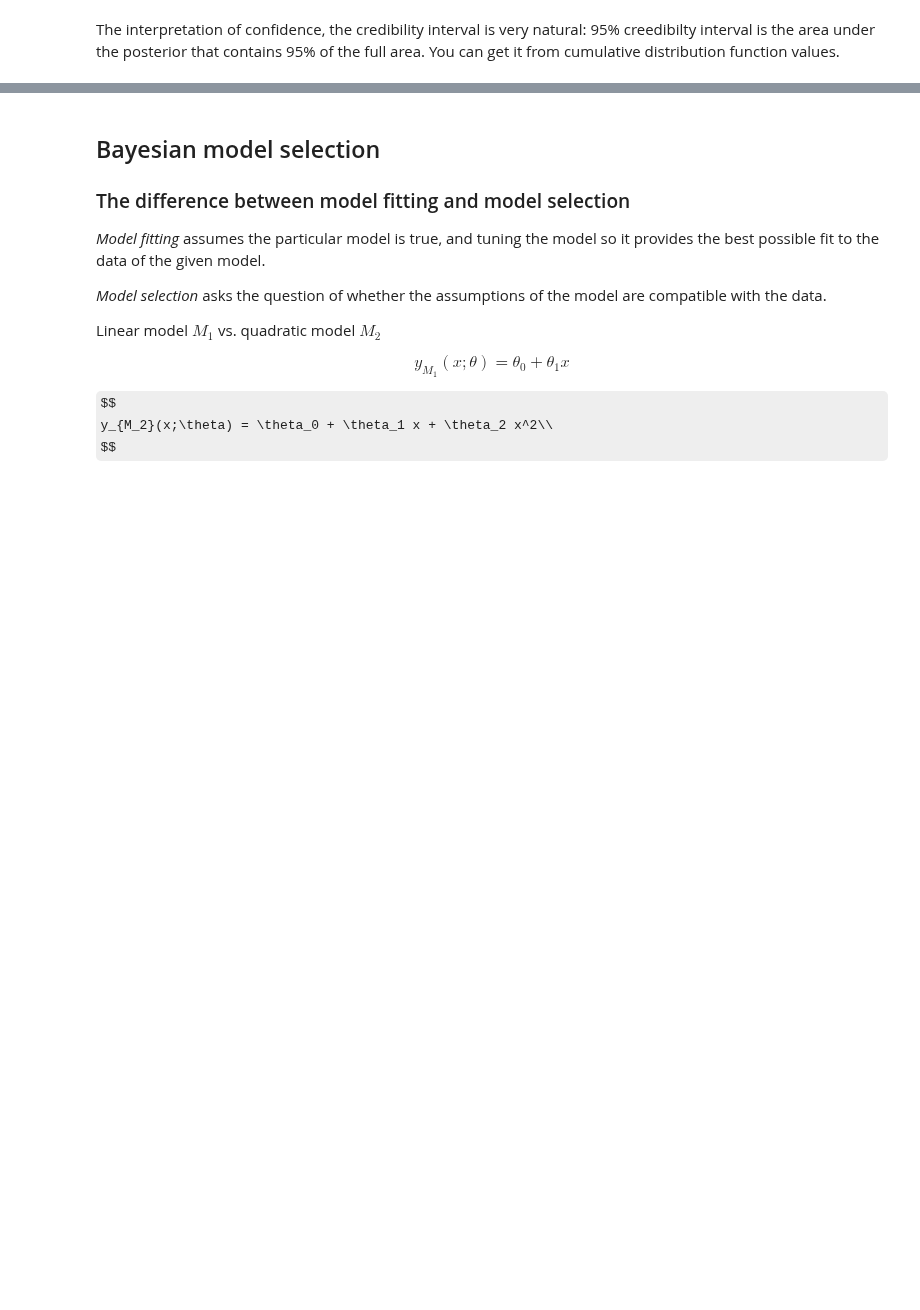
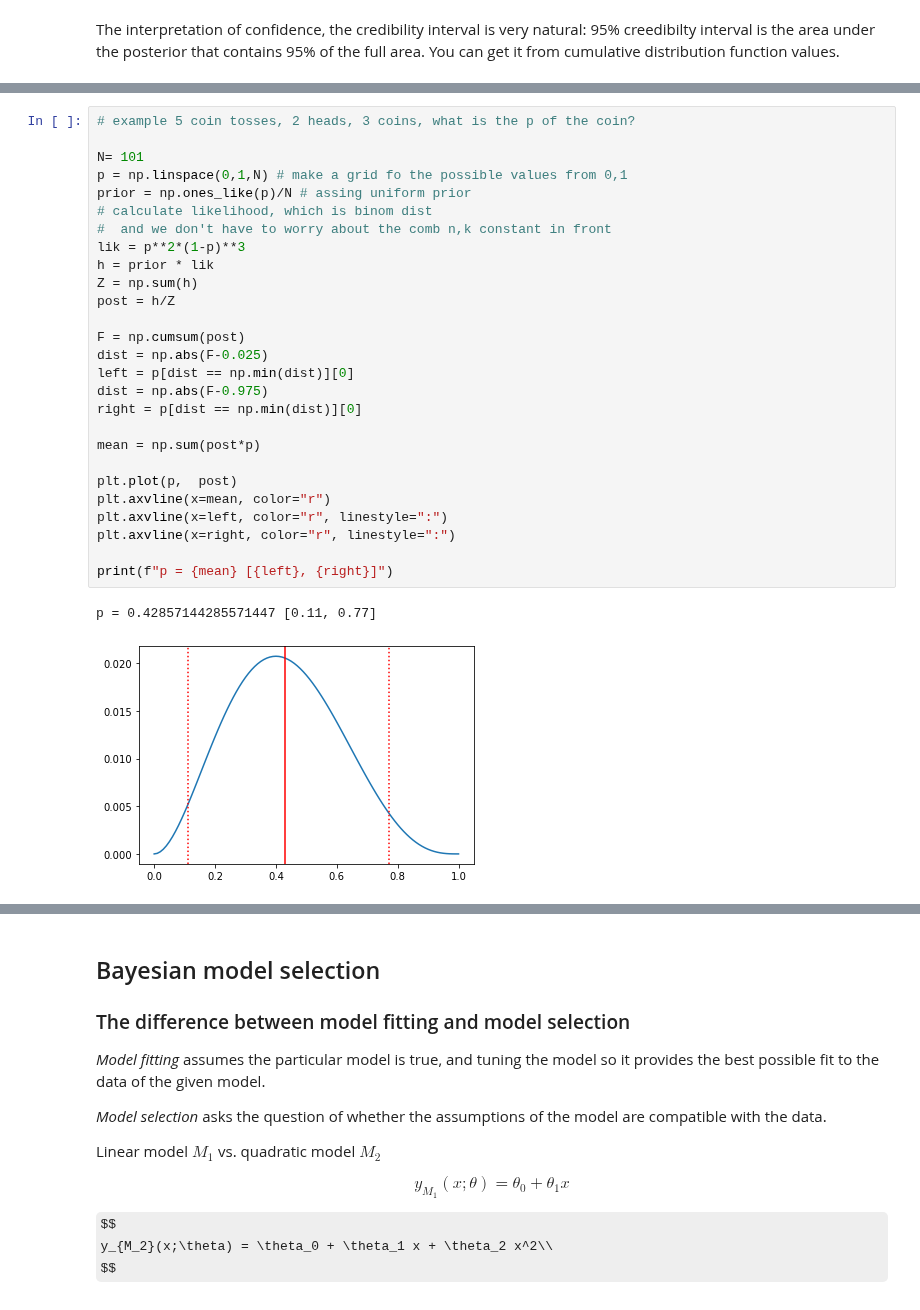
Before and after one commit to toastmaker/lectures, a Jupyter notebook: notebooks/Gentle touch on Mr Bayes.ipynb, the cells around one changed output, grey strips where cells are left out. Saved outputs shown, nothing was run; the diff lists cells and outputs as text; some formulas as TeX source; blank space fills up the shorter version.

Commit message:
Pathological example of confidence vs credible intrevals added.

```diff
--- a/notebooks/Gentle touch on Mr Bayes.ipynb
+++ b/notebooks/Gentle touch on Mr Bayes.ipynb
@@ -389,0 +394,30 @@ The interpretation of confidence, the credibility interval is very natural: 95%
+# %%
+# example 5 coin tosses, 2 heads, 3 coins, what is the p of the coin?
+
+N= 101
+p = np.linspace(0,1,N) # make a grid fo the possible values from 0,1
+prior = np.ones_like(p)/N # assing uniform prior
+# calculate likelihood, which is binom dist
+#  and we don't have to worry about the comb n,k constant in front
+lik = p**2*(1-p)**3
+h = prior * lik
+Z = np.sum(h)
+post = h/Z
+
+F = np.cumsum(post)
+dist = np.abs(F-0.025)
+left = p[dist == np.min(dist)][0]
+dist = np.abs(F-0.975)
+right = p[dist == np.min(dist)][0]
+
+mean = np.sum(post*p)
+
+plt.plot(p,  post)
+plt.axvline(x=mean, color="r")
+plt.axvline(x=left, color="r", linestyle=":")
+plt.axvline(x=right, color="r", linestyle=":")
+
+print(f"p = {mean} [{left}, {right}]")
+# %% [output]
+p = 0.42857144285571447 [0.11, 0.77]
+[figure, added]
```
Also changed, not shown: parts of 17 cells of this notebook.
